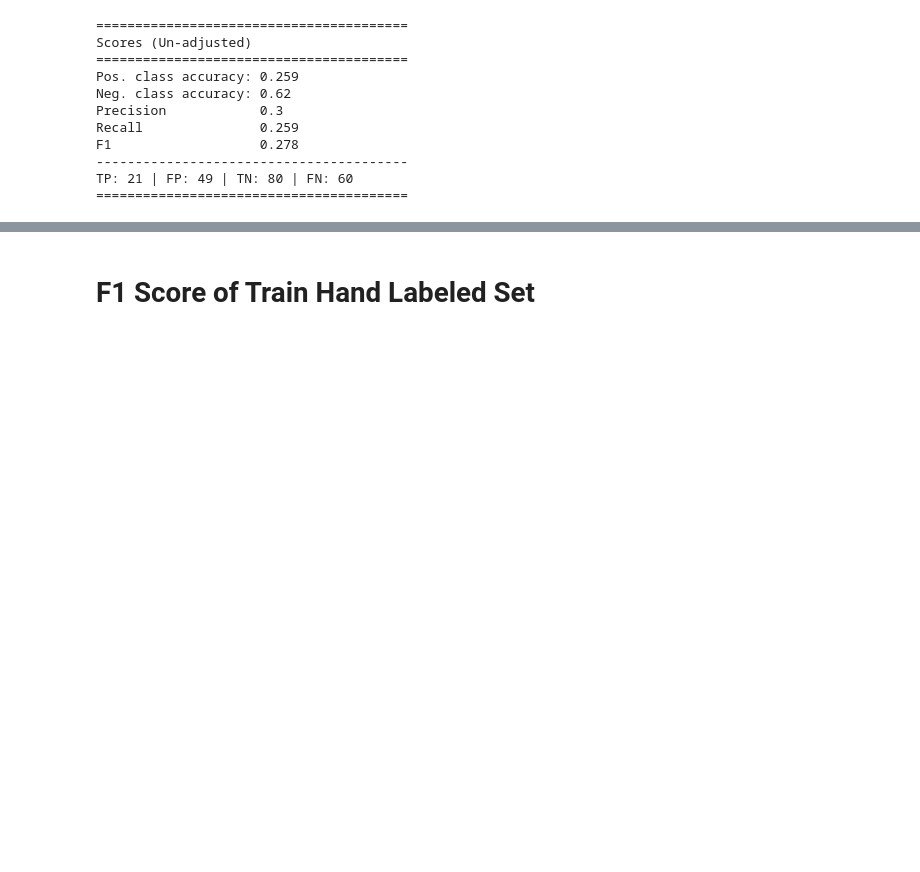
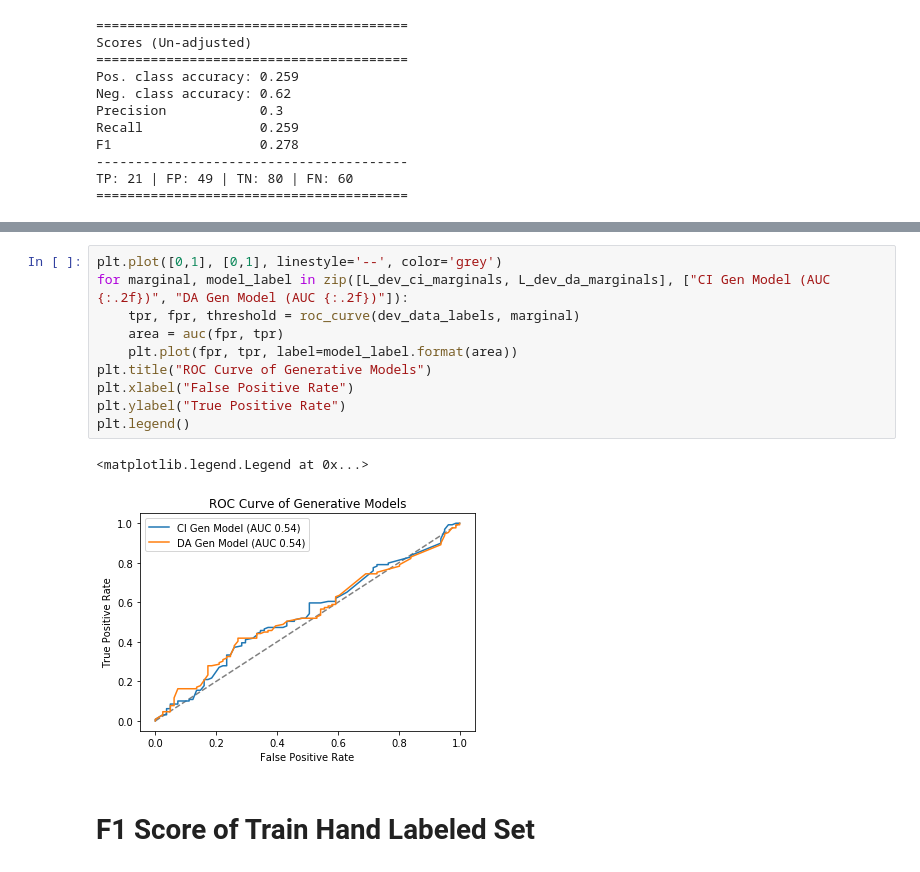
Before and after one commit to greenelab/snorkeling, a Jupyter notebook: All_Relationships/3.model-label-functions.ipynb, the cells around one changed output, grey strips where cells are left out. Drawn from its saved outputs; the diff is of its cells as text; blank space fills up the shorter version.

```diff
--- a/All_Relationships/3.model-label-functions.ipynb
+++ b/All_Relationships/3.model-label-functions.ipynb
@@ -276,3 +293,16 @@ TP: 21 | FP: 49 | TN: 80 | FN: 60
+# %%
+plt.plot([0,1], [0,1], linestyle='--', color='grey')
+for marginal, model_label in zip([L_dev_ci_marginals, L_dev_da_marginals], ["CI Gen Model (AUC {:.2f})", "DA Gen Model (AUC {:.2f})"]):
+    tpr, fpr, threshold = roc_curve(dev_data_labels, marginal)
+    area = auc(fpr, tpr)
+    plt.plot(fpr, tpr, label=model_label.format(area))
+plt.title("ROC Curve of Generative Models")
+plt.xlabel("False Positive Rate")
+plt.ylabel("True Positive Rate")
+plt.legend()
+# %% [output]
+<matplotlib.legend.Legend at 0x...>
+[figure, added]
 # %% [markdown]
 # F1 Score of Train Hand Labeled Set
 # %% [markdown]
```
Also changed, not shown: parts of 18 cells of this notebook, 1 other file.
